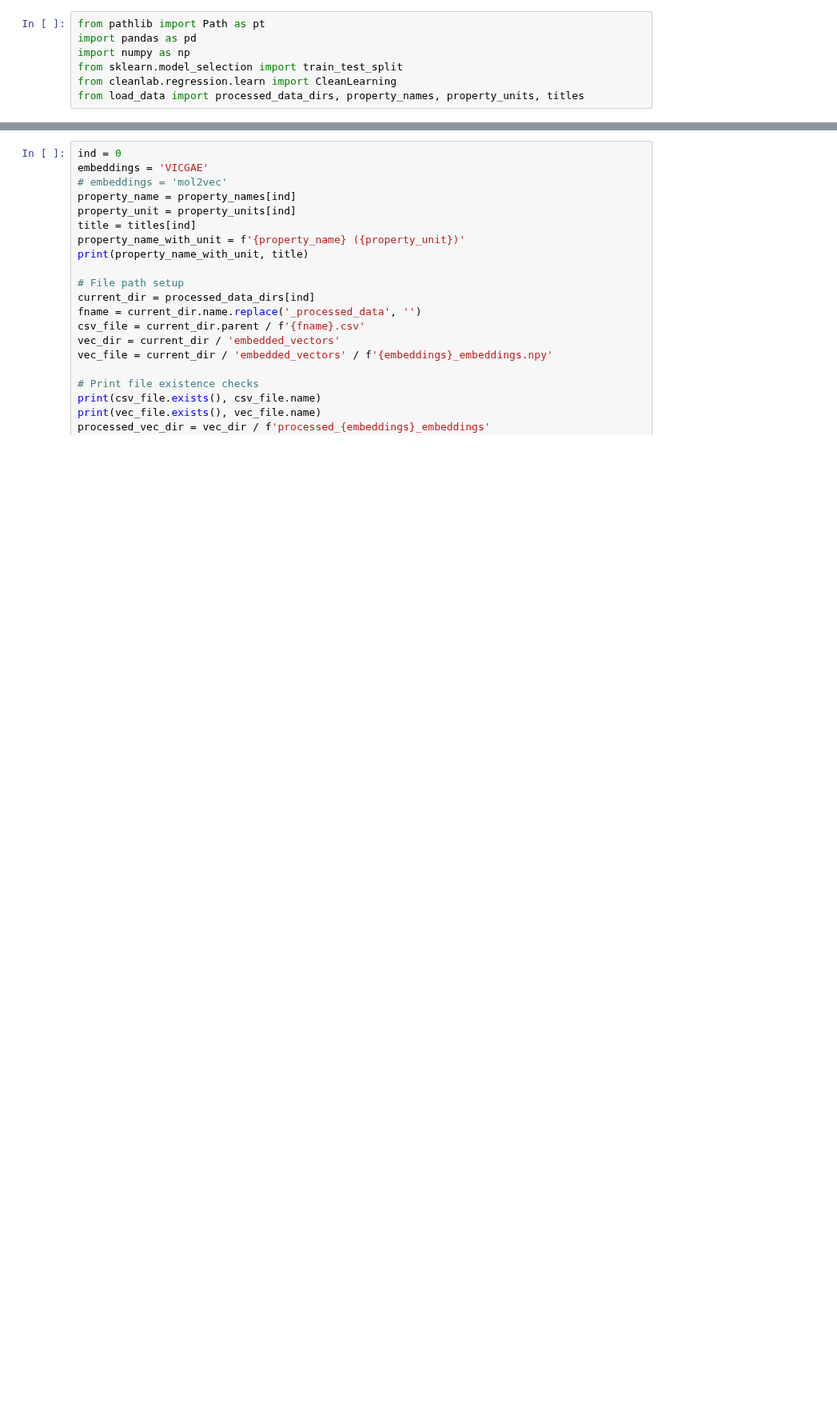
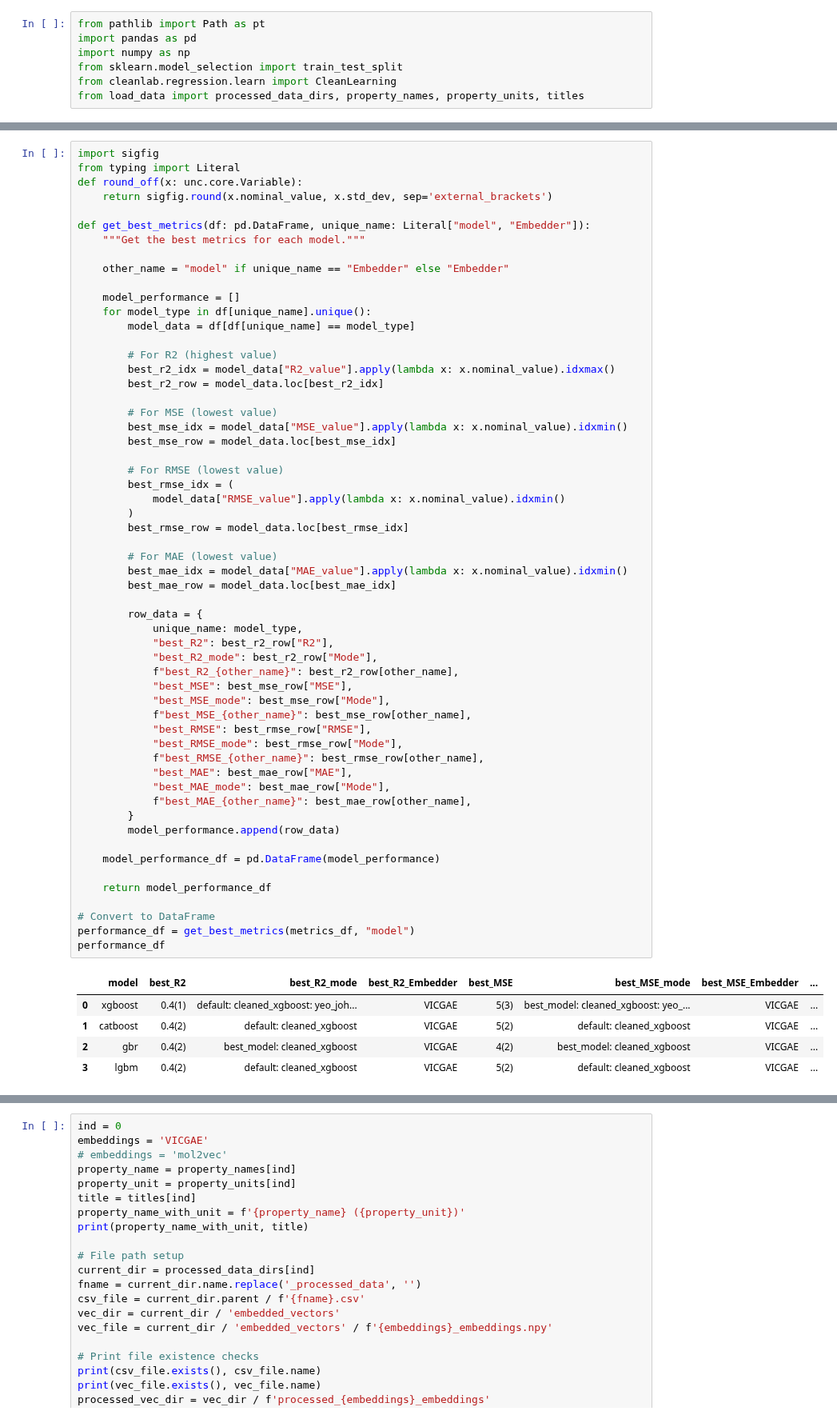
Before and after one commit to aravindhnivas/cxml_py, a Jupyter notebook: notebooks/testing.ipynb, the cells around one changed output, grey strips where cells are left out. Shown at 80% size. Saved outputs shown, nothing was run; the diff lists cells and outputs as text; blank space fills up the shorter version.

```diff
--- a/notebooks/testing.ipynb
+++ b/notebooks/testing.ipynb
@@ -7,0 +243,63 @@ from load_data import processed_data_dirs, property_names, property_units, title
+# %%
+import sigfig
+from typing import Literal
+def round_off(x: unc.core.Variable):
+    return sigfig.round(x.nominal_value, x.std_dev, sep='external_brackets')
+
+def get_best_metrics(df: pd.DataFrame, unique_name: Literal["model", "Embedder"]):
+    """Get the best metrics for each model."""
+
+    other_name = "model" if unique_name == "Embedder" else "Embedder"
+
+    model_performance = []
+    for model_type in df[unique_name].unique():
+        model_data = df[df[unique_name] == model_type]
+
+        # For R2 (highest value)
+        best_r2_idx = model_data["R2_value"].apply(lambda x: x.nominal_value).idxmax()
+        best_r2_row = model_data.loc[best_r2_idx]
+
+        # For MSE (lowest value)
+        best_mse_idx = model_data["MSE_value"].apply(lambda x: x.nominal_value).idxmin()
+        best_mse_row = model_data.loc[best_mse_idx]
+
+        # For RMSE (lowest value)
+        best_rmse_idx = (
+            model_data["RMSE_value"].apply(lambda x: x.nominal_value).idxmin()
+        )
+        best_rmse_row = model_data.loc[best_rmse_idx]
+
+        # For MAE (lowest value)
+        best_mae_idx = model_data["MAE_value"].apply(lambda x: x.nominal_value).idxmin()
+        best_mae_row = model_data.loc[best_mae_idx]
+
+        row_data = {
+            unique_name: model_type,
+            "best_R2": best_r2_row["R2"],
+            "best_R2_mode": best_r2_row["Mode"],
+            f"best_R2_{other_name}": best_r2_row[other_name],
+            "best_MSE": best_mse_row["MSE"],
+            "best_MSE_mode": best_mse_row["Mode"],
+            f"best_MSE_{other_name}": best_mse_row[other_name],
+            "best_RMSE": best_rmse_row["RMSE"],
+            "best_RMSE_mode": best_rmse_row["Mode"],
+            f"best_RMSE_{other_name}": best_rmse_row[other_name],
+            "best_MAE": best_mae_row["MAE"],
+            "best_MAE_mode": best_mae_row["Mode"],
+            f"best_MAE_{other_name}": best_mae_row[other_name],
+        }
+        model_performance.append(row_data)
+
+    model_performance_df = pd.DataFrame(model_performance)
+
+    return model_performance_df
+
+# Convert to DataFrame
+performance_df = get_best_metrics(metrics_df, "model")
+performance_df
+# %% [output]
+|  | model | best_R2 | best_R2_mode | best_R2_Embedder | best_MSE | best_MSE_mode | best_MSE_Embedder | ... |
+| 0 | xgboost | 0.4(1) | default: cleaned_xgboost: yeo_joh... | VICGAE | 5(3) | best_model: cleaned_xgboost: yeo_... | VICGAE | ... |
+| 1 | catboost | 0.4(2) | default: cleaned_xgboost | VICGAE | 5(2) | default: cleaned_xgboost | VICGAE | ... |
+| 2 | gbr | 0.4(2) | best_model: cleaned_xgboost | VICGAE | 4(2) | best_model: cleaned_xgboost | VICGAE | ... |
+| 3 | lgbm | 0.4(2) | default: cleaned_xgboost | VICGAE | 5(2) | default: cleaned_xgboost | VICGAE | ... |
```
Also changed, not shown: parts of 8 cells of this notebook.
